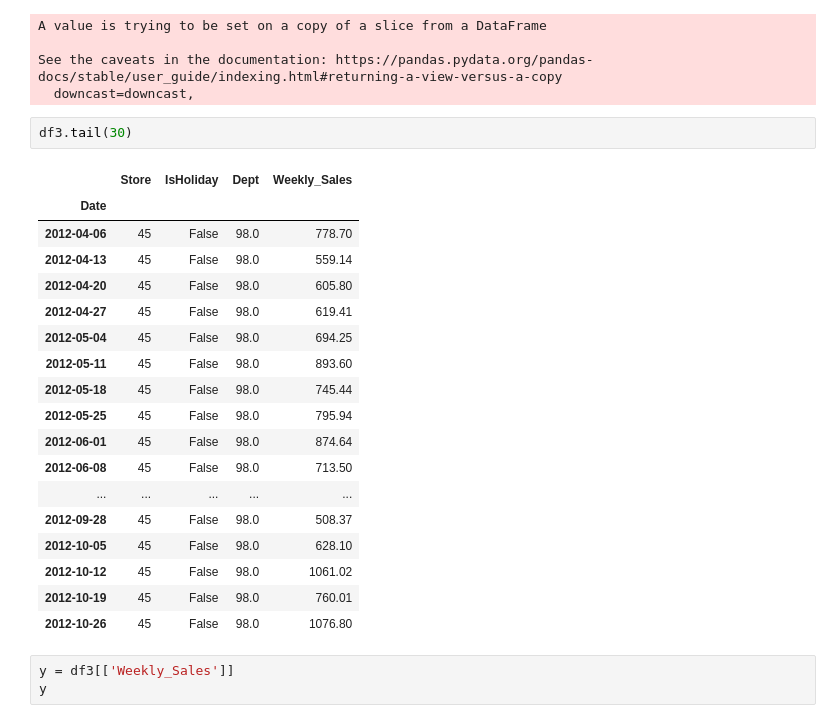
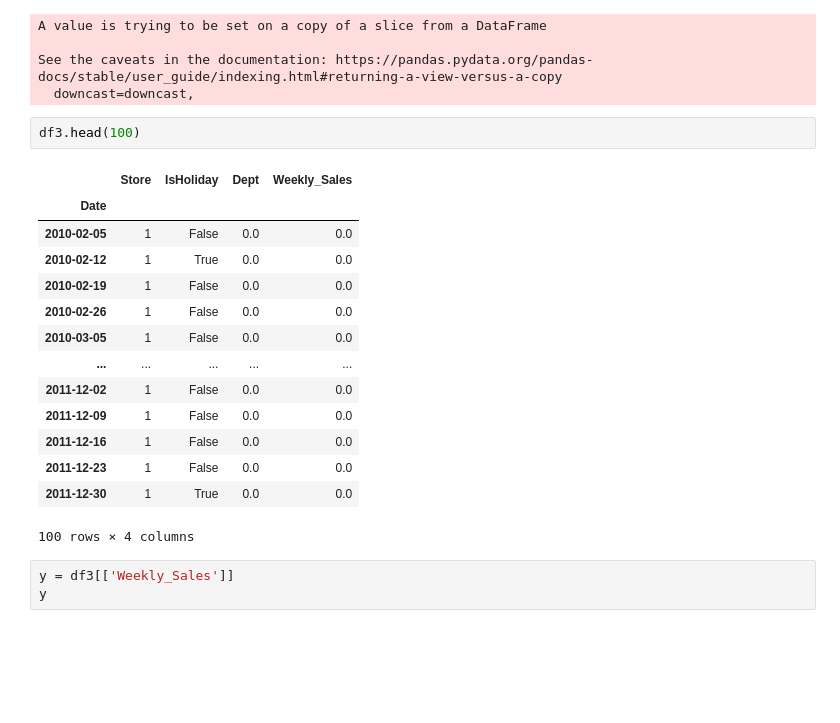
Before and after one commit to robsonbfreitas/TrabalhoFinal, a Jupyter notebook: TrabalhoFinal.ipynb, the cells around one changed output. Drawn from its saved outputs; the diff is of its cells as text; blank space fills up the shorter version.

```diff
--- a/TrabalhoFinal.ipynb
+++ b/TrabalhoFinal.ipynb
@@ -123,27 +123,23 @@ A value is trying to be set on a copy of a slice from a DataFrame
 
 See the caveats in the documentation: https://pandas.pydata.org/pandas-docs/stable/user_guide/indexing.html#returning-a-view-versus-a-copy
   downcast=downcast,
-# %%
-df3.tail(30)
-# %% [output]
-|  | Store | IsHoliday | Dept | Weekly_Sales |
-| Date |  |  |  |  |
-| 2012-04-06 | 45 | False | 98.0 | 778.70 |
-| 2012-04-13 | 45 | False | 98.0 | 559.14 |
-| 2012-04-20 | 45 | False | 98.0 | 605.80 |
-| 2012-04-27 | 45 | False | 98.0 | 619.41 |
-| 2012-05-04 | 45 | False | 98.0 | 694.25 |
-| 2012-05-11 | 45 | False | 98.0 | 893.60 |
-| 2012-05-18 | 45 | False | 98.0 | 745.44 |
-| 2012-05-25 | 45 | False | 98.0 | 795.94 |
-| 2012-06-01 | 45 | False | 98.0 | 874.64 |
-| 2012-06-08 | 45 | False | 98.0 | 713.50 |
-| ... | ... | ... | ... | ... |
-| 2012-09-28 | 45 | False | 98.0 | 508.37 |
-| 2012-10-05 | 45 | False | 98.0 | 628.10 |
-| 2012-10-12 | 45 | False | 98.0 | 1061.02 |
-| 2012-10-19 | 45 | False | 98.0 | 760.01 |
-| 2012-10-26 | 45 | False | 98.0 | 1076.80 |
+# %%
+df3.head(100)
+# %% [output]
+|  | Store | IsHoliday | Dept | Weekly_Sales |
+| Date |  |  |  |  |
+| 2010-02-05 | 1 | False | 0.0 | 0.0 |
+| 2010-02-12 | 1 | True | 0.0 | 0.0 |
+| 2010-02-19 | 1 | False | 0.0 | 0.0 |
+| 2010-02-26 | 1 | False | 0.0 | 0.0 |
+| 2010-03-05 | 1 | False | 0.0 | 0.0 |
+| ... | ... | ... | ... | ... |
+| 2011-12-02 | 1 | False | 0.0 | 0.0 |
+| 2011-12-09 | 1 | False | 0.0 | 0.0 |
+| 2011-12-16 | 1 | False | 0.0 | 0.0 |
+| 2011-12-23 | 1 | False | 0.0 | 0.0 |
+| 2011-12-30 | 1 | True | 0.0 | 0.0 |
+100 rows × 4 columns
 # %%
 y = df3[['Weekly_Sales']]
 y
```
